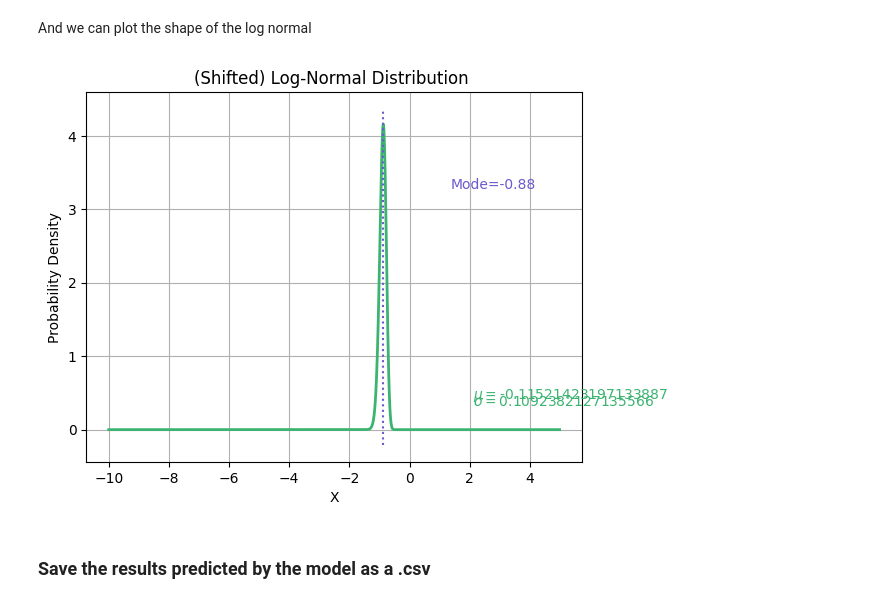
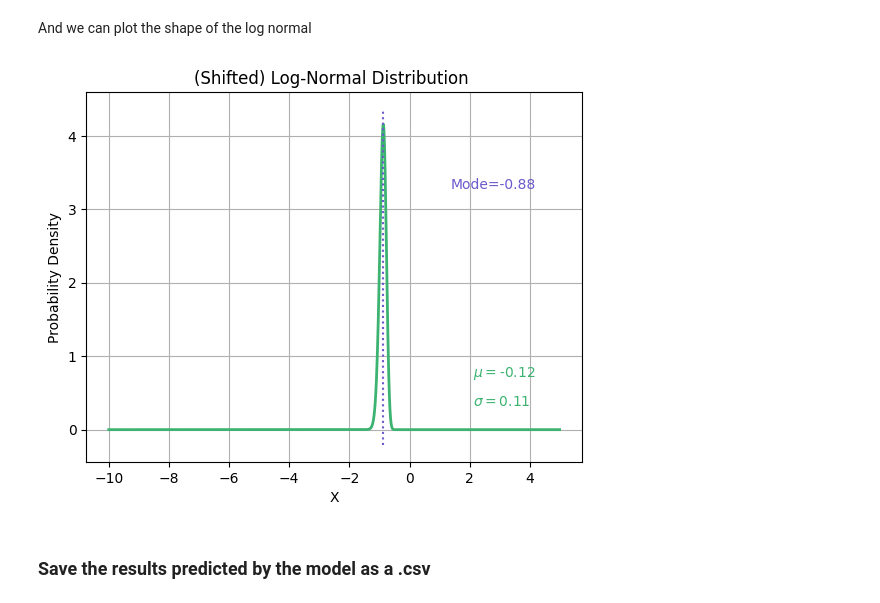
Before and after one commit to Bea-Taylor/DifDem_inequalities, a Jupyter notebook: nbs/core/05c_optimise_function.ipynb, the cells around one changed output. Drawn from its saved outputs; the diff is of its cells as text; code cells hidden in the pictures.

```diff
--- a/nbs/core/05c_optimise_function.ipynb
+++ b/nbs/core/05c_optimise_function.ipynb
@@ -143,9 +152,14 @@ $$
 
 $$
 # %%
-# Define functions to minimize
+#|export
 
-def log_rvs_shift_log_normal(z, delta, mu, sigma):
+def log_rvs_shift_log_normal(z, # random variable
+                             delta, # the shift parameter
+                             mu, # mean of the logarithm of z
+                             sigma # standard deviation of the logarithm of z
+                             ):
+    "Returns the logarithm of the reverse, shifted, log normal probability density function."
     pdf = []
     z_shift = np.array(delta - z)
     for i in range(len(z_shift)):
@@ -157,7 +171,11 @@ def log_rvs_shift_log_normal(z, delta, mu, sigma):
             pdf.append(-np.inf) # returns -inf at the points where the log normal is undefined
     return np.array(pdf)
 
-def neg_loglike(params, x, y):
+def neg_loglike(params, # parameters to optimise
+                x, # independent variables
+                y # dependent variables
+                ):
+    "Returns the negative log likelihood"
     beta_0 = params[0]
     beta = np.array(params[1:-2])
     mu = params[-2]
@@ -321,29 +329,28 @@ And we can plot the shape of the log normal
 # %%
 # mode of the log normal
 mode = log_norm_mode(MLE_mu, MLE_sigma)
 
 # plot log normal of MLE parameters
 x_axis = np.arange(-10, 5, 0.01)
 pdf_x_mu0 = reverse_shift_log_normal_pdf(x_axis, np.zeros(len(x_axis)), MLE_mu, MLE_sigma)
 
 # Plot the log-normal probability density function (PDF)
 xmin, xmax = plt.xlim()
 plt.plot(x_axis, pdf_x_mu0, '-', linewidth=2, color='mediumseagreen')
-plt.text(2.1, 0.32, f'$\sigma=${MLE_sigma}', color='mediumseagreen')
-plt.text(2.1, 0.42, f'$\mu=${MLE_mu}', color='mediumseagreen')
-#plt.text(7, 0.15, '$\sigma=0.25$', color='slateblue')
+plt.text(2.1, 0.32, f'$\sigma=${np.round(MLE_sigma, 2)}', color='mediumseagreen')
+plt.text(2.1, 0.72, f'$\mu=${np.round(MLE_mu, 2)}', color='mediumseagreen')
 
 ymin, ymax = plt.ylim()
 plt.vlines(-mode, ymin, ymax, color='slateblue', label='Log normal mode', linestyles='dotted')
 plt.text(mode+0.5, 3*ymax/4, f'Mode={np.round(-mode,2)}', color='slateblue')
 
 plt.title('(Shifted) Log-Normal Distribution ')
 plt.xlabel('X')
 plt.ylabel('Probability Density')
 plt.grid(True)
 plt.show()
 # %% [output]
-[figure, old version]
+[figure, new version]
 # %% [markdown]
 ### Save the results predicted by the model as a .csv
 # %%
```
Also changed, not shown: parts of 13 cells of this notebook, 7 other files.
